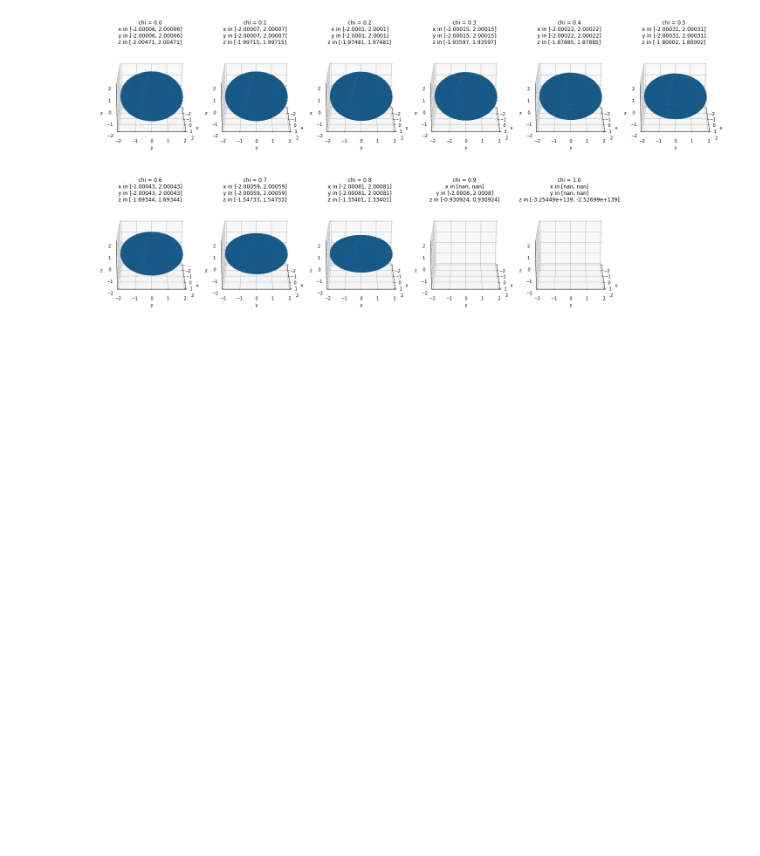
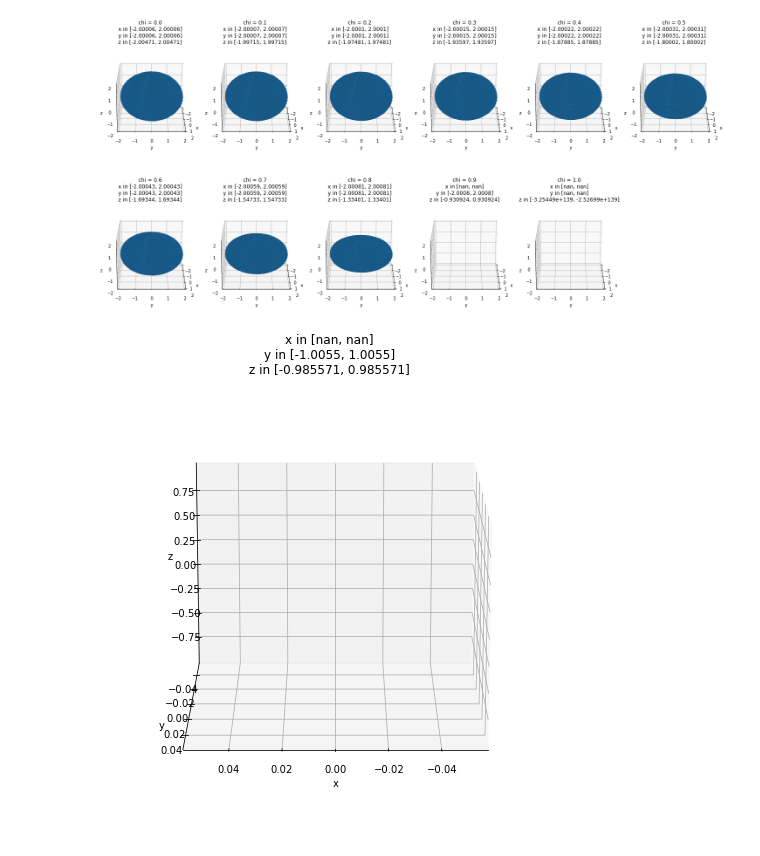
Before and after one commit to iago-mendes/eucled, a Jupyter notebook: src/exercises/08-embedding/assets/plots.ipynb, the cells around one changed output. Cells and saved outputs as stored; diff of their text form; code cells hidden in the pictures; blank space fills up the shorter version.

Commit message:
Test embedding of ellipsoid.

```diff
--- a/src/exercises/08-embedding/assets/plots.ipynb
+++ b/src/exercises/08-embedding/assets/plots.ipynb
@@ -212,3 +213,37 @@ fig.set_size_inches(20, 10, forward=True)
 plt.show()
 # %% [output]
 [figure]
+# %%
+N_theta = 50
+N_phi = 50
+
+fig = plt.figure(layout="constrained")
+
+embedding = np.genfromtxt('embedding.csv', delimiter=',')
+# print("chi", chi)
+# print("x: ", min(x), max(x))
+# print("y: ", min(y), max(y))
+# print("z: ", min(z), max(z))
+
+x = embedding[:,0]
+y = embedding[:,1]
+z = embedding[:,2]
+
+X = np.reshape(x, (N_phi, N_theta))
+Y = np.reshape(y, (N_phi, N_theta))
+Z = np.reshape(z, (N_phi, N_theta))
+
+ax = fig.add_subplot(111, projection='3d')
+ax.plot_surface(X, Y, Z)
+
+plt.title(f'x in [{min(x)}, {max(x)}]\ny in [{min(y)}, {max(y)}]\nz in [{min(z)}, {max(z)}]')
+ax.set_xlabel("x")
+ax.set_ylabel("y")
+ax.set_zlabel("z")
+
+ax.view_init(15, 90) # elev, azim
+fig.set_size_inches(20, 7, forward=True)
+
+plt.show()
+# %% [output]
+[figure, added]
```
Also changed, not shown: parts of 3 cells of this notebook, 3 other files.
